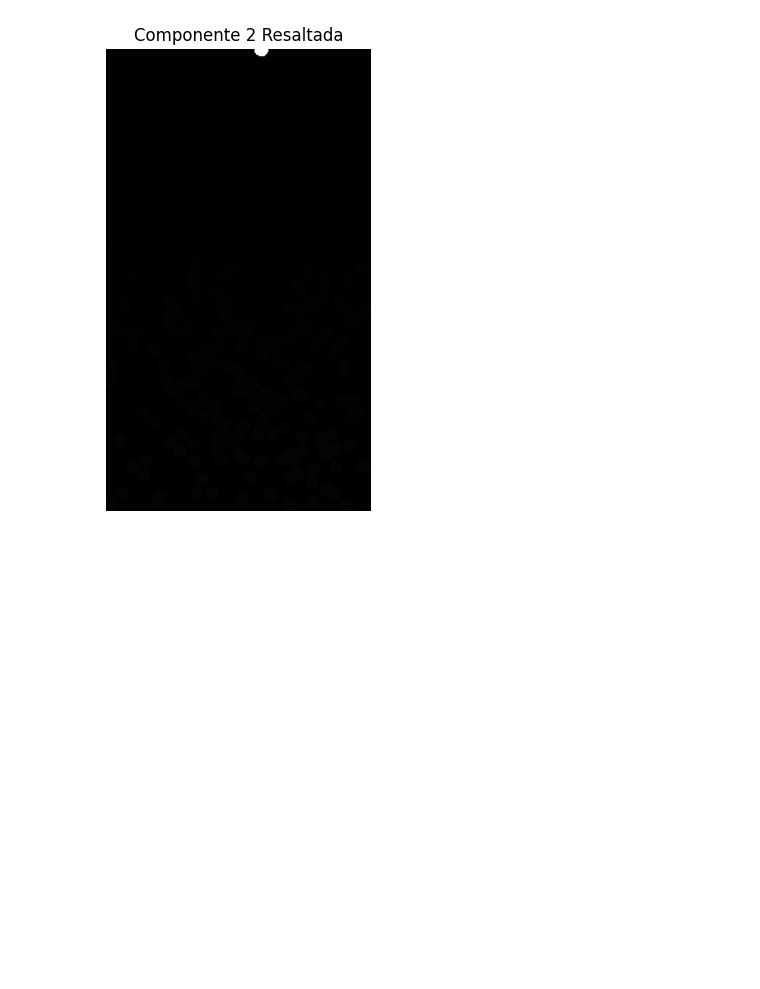
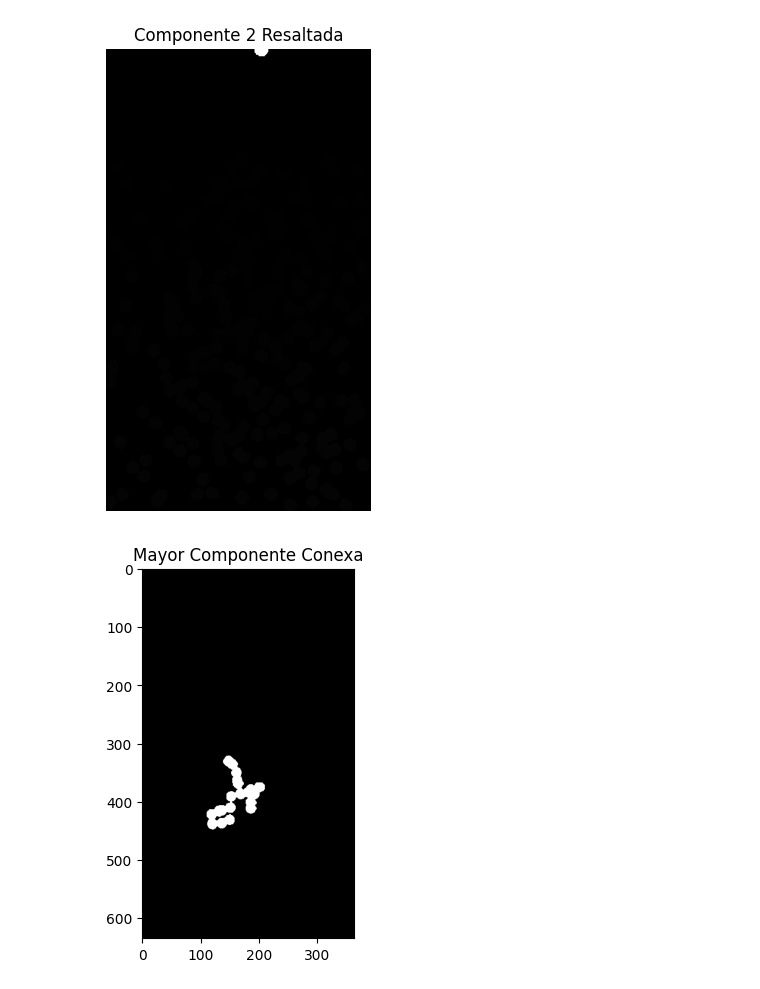
Before and after one commit to MGonza20/Lab01_VC_UVG, a Jupyter notebook: lab1.ipynb, the cells around one changed output. Saved outputs shown, nothing was run; the diff lists cells and outputs as text; code cells hidden in the pictures; blank space fills up the shorter version.

Commit message:
largest component

```diff
--- a/lab1.ipynb
+++ b/lab1.ipynb
@@ -43,3 +43,11 @@ plt.axis('off')
 plt.show()
 # %% [output]
 [figure]
+# %%
+from utils import largest_component
+
+plt.imshow(largest_component(labeled_image), cmap='gray')
+plt.title('Mayor Componente Conexa')
+plt.show()
+# %% [output]
+[figure, added]
```
Also changed, not shown: 1 other file.
